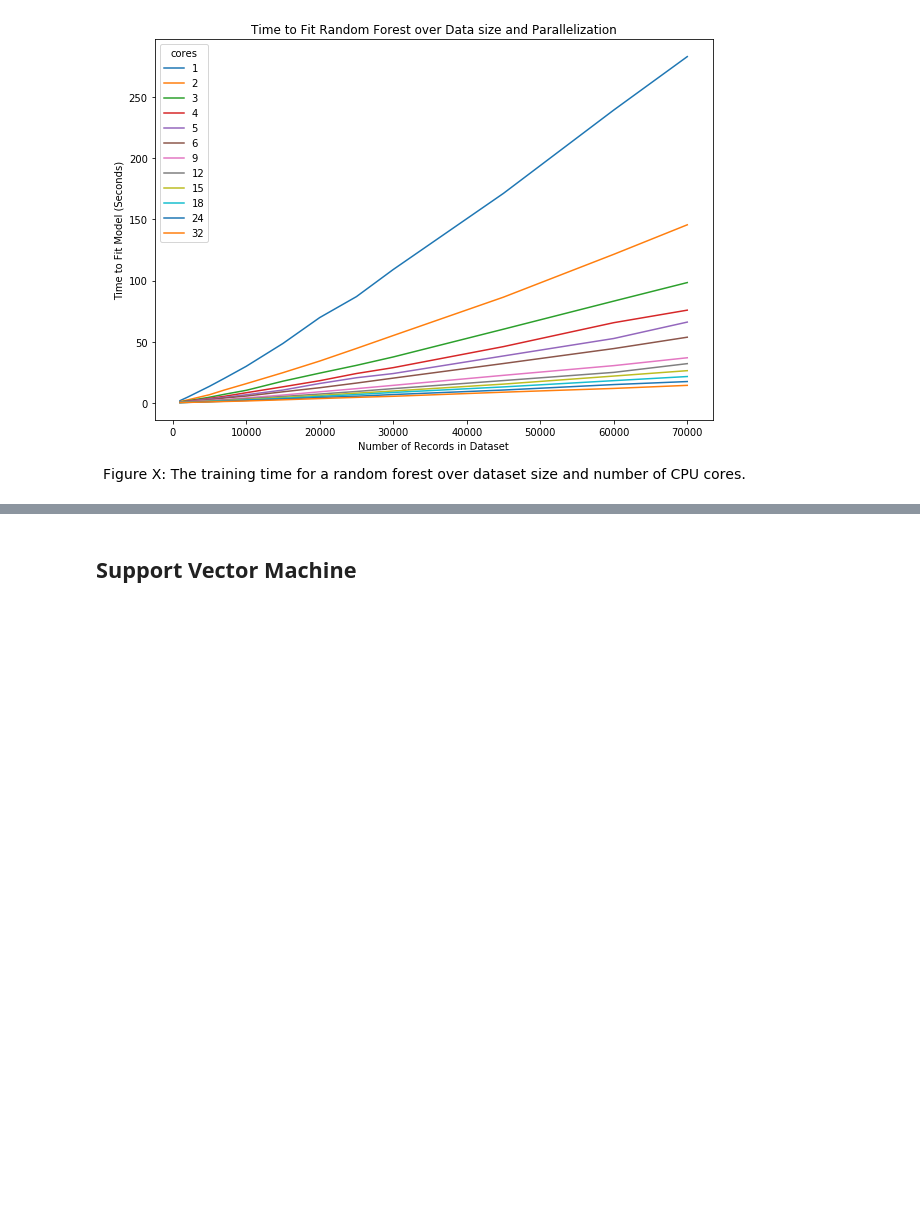
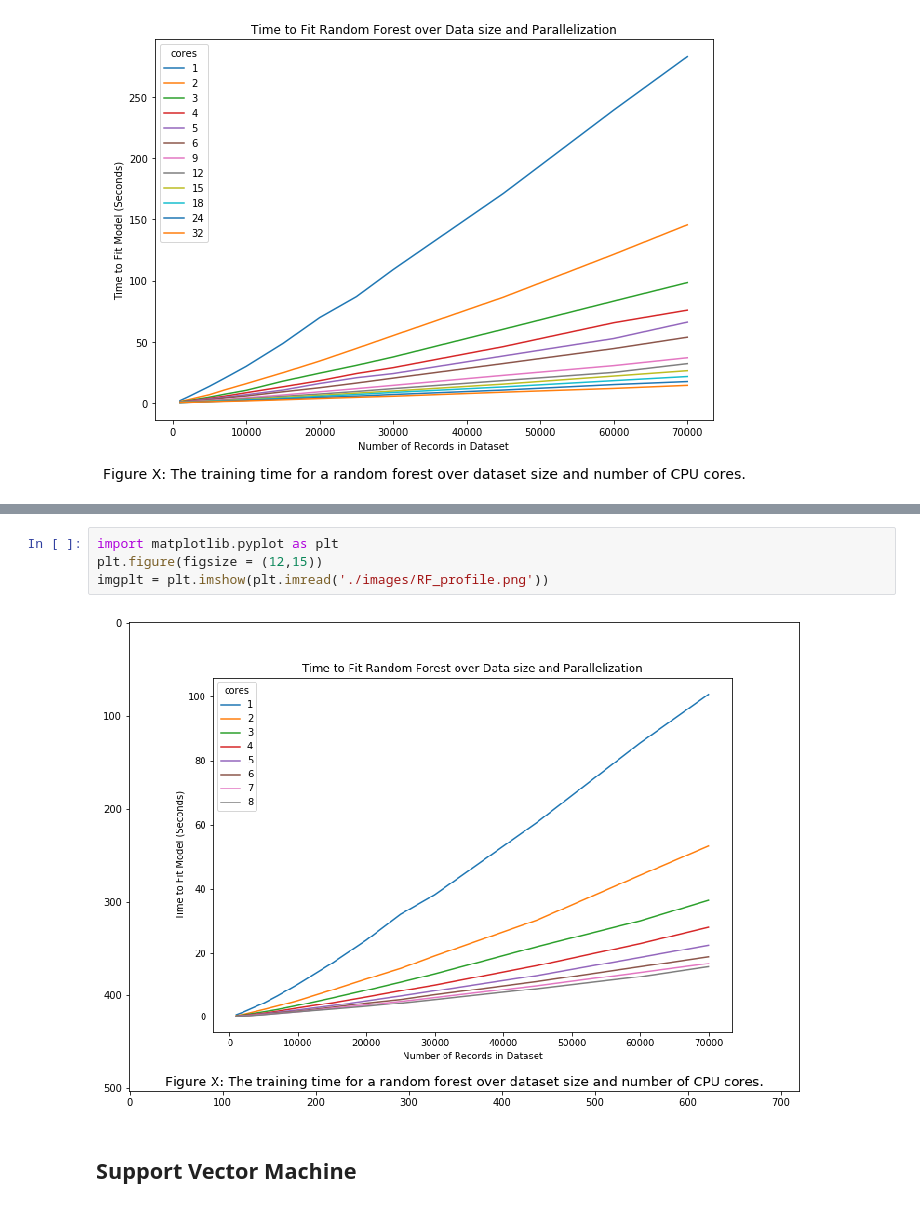
Before and after one commit to sjmiller8182/quant-the-world, a Jupyter notebook: case_study_4/RF_XGB_SVM.ipynb, the cells around one changed output, grey strips where cells are left out. Drawn from its saved outputs; the diff is of its cells as text; blank space fills up the shorter version.

```diff
--- a/case_study_4/RF_XGB_SVM.ipynb
+++ b/case_study_4/RF_XGB_SVM.ipynb
@@ -797,3 +921,9 @@ plt.savefig('./images/RF_profile.png')
+# %%
+import matplotlib.pyplot as plt
+plt.figure(figsize = (12,15))
+imgplt = plt.imshow(plt.imread('./images/RF_profile.png'))
+# %% [output]
+[figure, added]
 # %% [markdown]
 ## Support Vector Machine
 # %%
```
Also changed, not shown: parts of 7 cells of this notebook.
